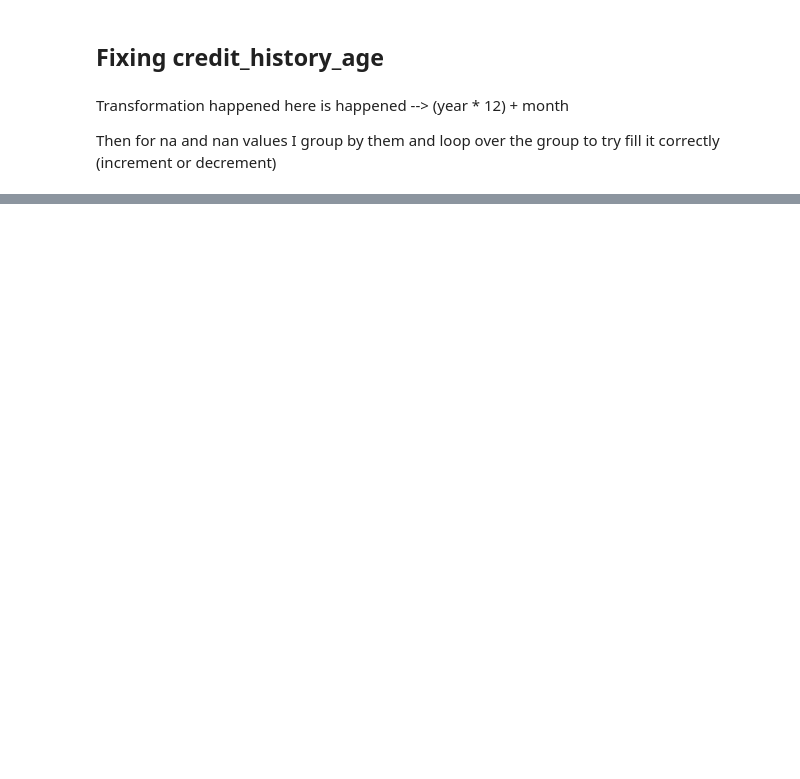
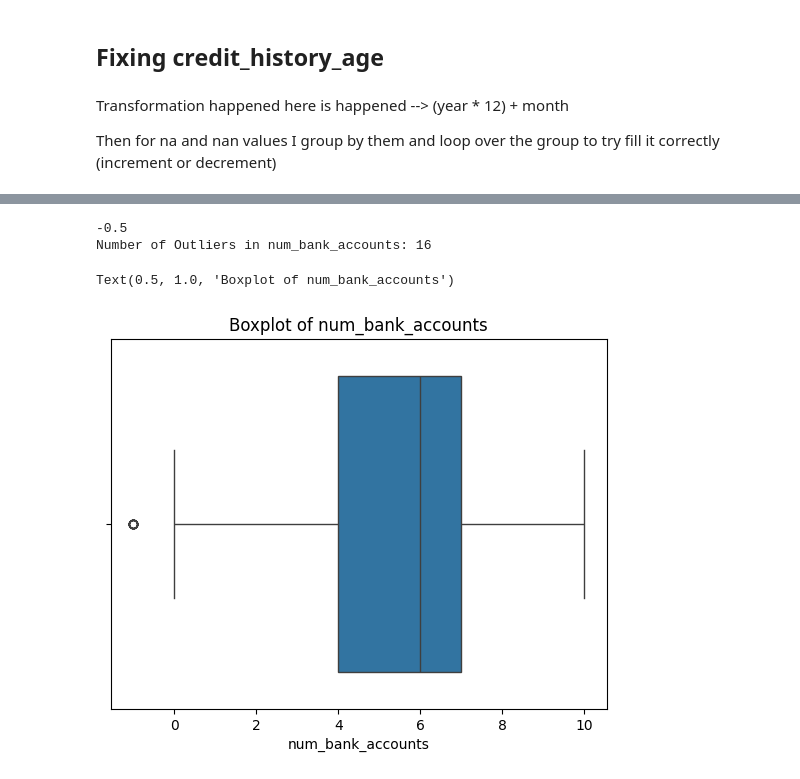
Before and after one commit to ahmedokka29/credit-score-classification, a Jupyter notebook: Why_not.ipynb, the cells around one changed output, grey strips where cells are left out. Saved outputs shown, nothing was run; the diff lists cells and outputs as text; code cells hidden in the pictures; blank space fills up the shorter version.

```diff
--- a/Why_not.ipynb
+++ b/Why_not.ipynb
@@ -331,0 +449,16 @@ None
+# %%
+q1 = train_df_new['num_bank_accounts'].quantile(0.25)
+q3 = train_df_new['num_bank_accounts'].quantile(0.75)
+iqr = q3 - q1
+lower_bound = q1 - 1.5 * iqr
+upper_bound = q3 + 1.5 * iqr
+print(lower_bound)
+num_bank_accounts_outliers = train_df_new[train_df_new['num_bank_accounts'] < lower_bound]['num_bank_accounts'].count()
+print(f'Number of Outliers in num_bank_accounts: {num_bank_accounts_outliers}')
+sns.boxplot(x=train_df_new['num_bank_accounts'])
+plt.title(f'Boxplot of num_bank_accounts')
+# %% [output]
+-0.5
+Number of Outliers in num_bank_accounts: 16
+Text(0.5, 1.0, 'Boxplot of num_bank_accounts')
+[figure, added]
```
Also changed, not shown: parts of 33 cells of this notebook, 3 other files.
